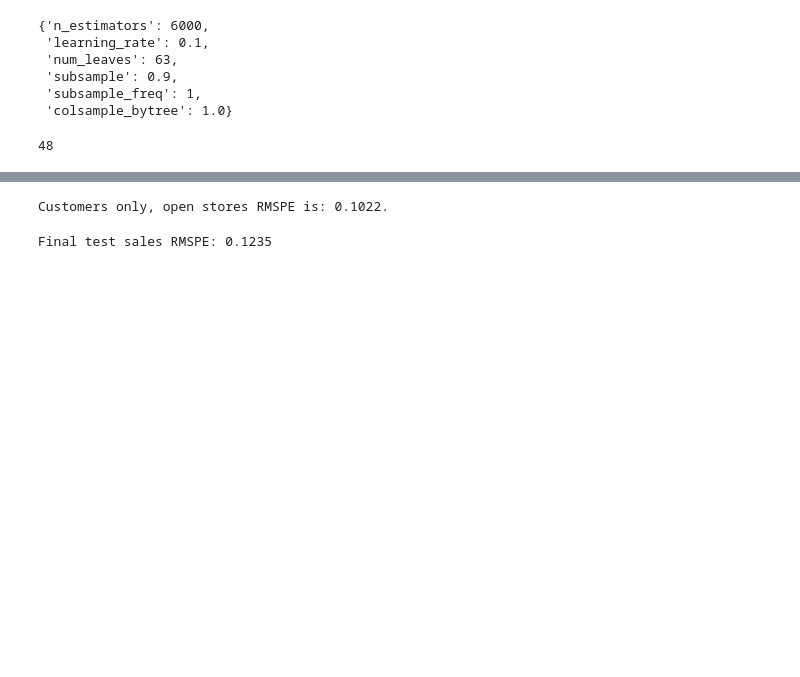
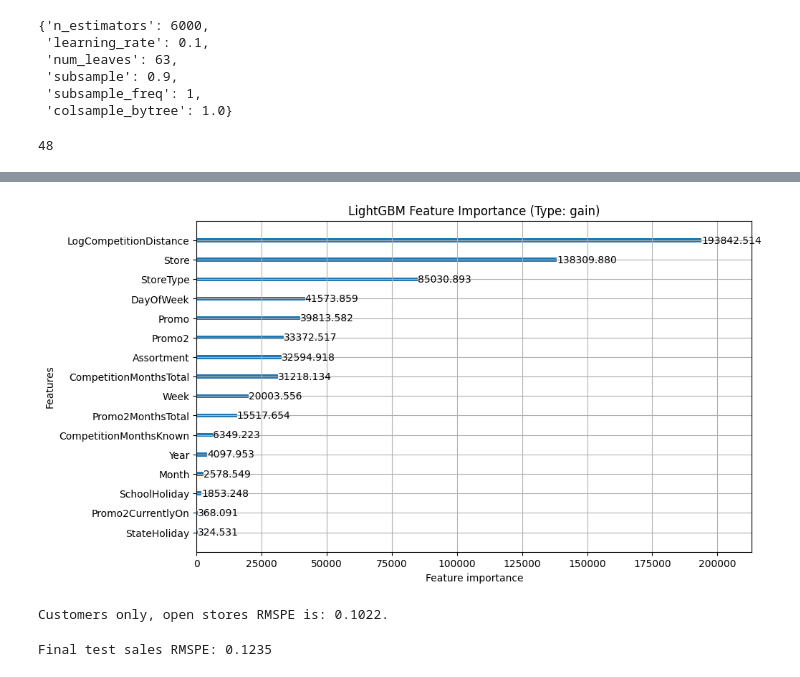
Before and after one commit to filipsajtlava/M9DM2-project, a Jupyter notebook: data_modelling.ipynb, the cells around one changed output, grey strips where cells are left out. Drawn from its saved outputs; the diff is of its cells as text; code cells hidden in the pictures; blank space fills up the shorter version.

```diff
--- a/data_modelling.ipynb
+++ b/data_modelling.ipynb
@@ -648,3 +668,9 @@ gc.collect()
+# %%
+lgb.plot_importance(model_cust, importance_type='gain', figsize=(10, 6))
+plt.title("LightGBM Feature Importance (Type: gain)")
+plt.show()
+# %% [output]
+[figure, added]
 # %%
 recursive_test_df_lgbm = test_set.copy().sort_values(["Store", "Date"])
 
```
Also changed, not shown: parts of 17 cells of this notebook, 7 other files.
